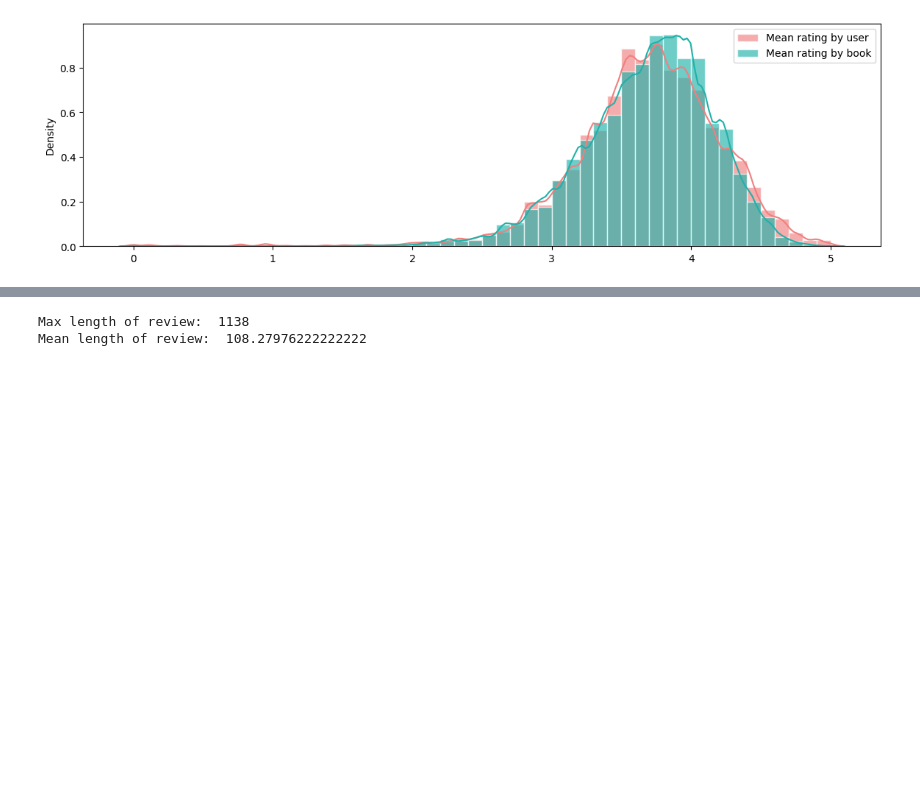
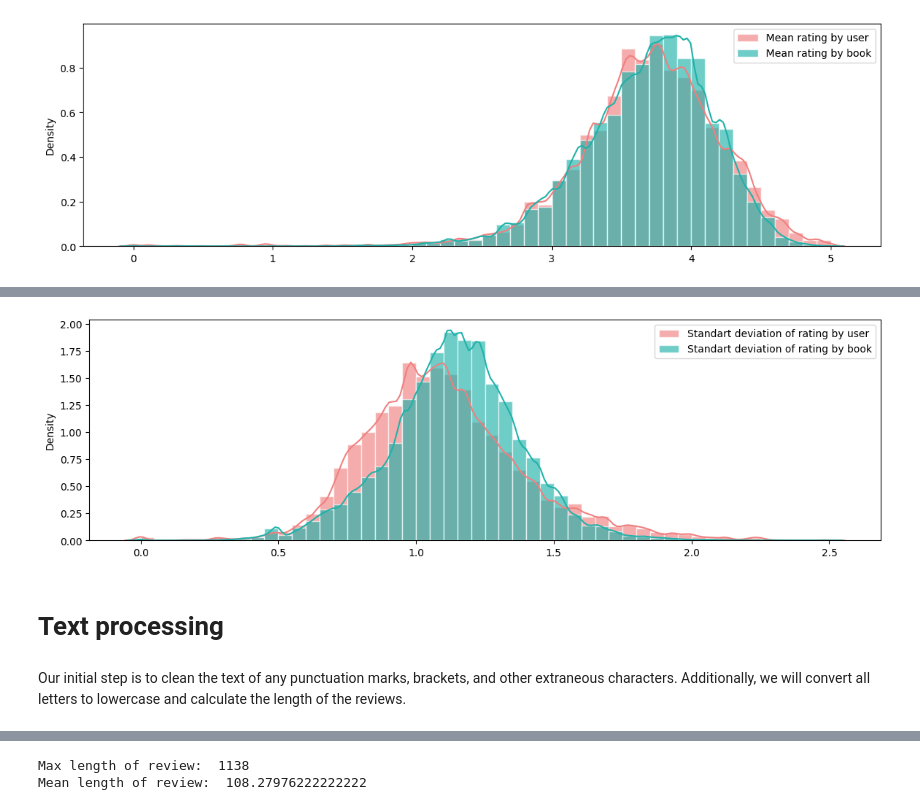
Before and after one commit to lozben/Goodreads, a Jupyter notebook: EDA_goodreads_review.ipynb, the cells around one changed output, grey strips where cells are left out. Cells and saved outputs as stored; diff of their text form; code cells hidden in the pictures; blank space fills up the shorter version.

```diff
--- a/EDA_goodreads_review.ipynb
+++ b/EDA_goodreads_review.ipynb
@@ -220,0 +213,31 @@ train_data.describe()
+# %%
+fig, axs = plt.subplots(1, 1, figsize=(14, 4), dpi=100)
+captions = ['Standart deviation of rating by user',
+            'Standart deviation of rating by book']
+colors = ['lightcoral',
+          'lightseagreen']
+
+for i, c in enumerate(['rating_std_by_user', 'rating_std_by_book']):
+    ax = axs
+    sns.distplot(train_data[c],color=colors[i],
+                 hist_kws=dict(edgecolor="white", linewidth=1,alpha=0.65),
+                 ax=ax, label = captions[i])
+    ax.grid(visible=False)
+
+    #
+    #ax.set_ylabel(data.name)
+    #ax.set_yticks([])
+    ax.set_xlabel('')
+    #ax.set_title(captions[i], fontsize=12, loc='left')
+
+    # ax.set_facecolor(background_color)
+
+
+
+#     plt.suptitle('')
+
+plt.subplots_adjust(left=None, bottom=None, right=None, top=None, wspace=0.3, hspace=None) # useful for adjusting space between subplots
+plt.legend()
+plt.show()
+# %% [output]
+[figure, added]
@@ -221,3 +246,7 @@ train_data.describe()
+# %% [markdown]
+# Text processing
+# %% [markdown]
+Our initial step is to clean the text of any punctuation marks, brackets, and other extraneous characters. Additionally, we will convert all letters to lowercase and calculate the length of the reviews.
 # %%
 import string
 import re
```
Also changed, not shown: parts of 13 cells of this notebook.
